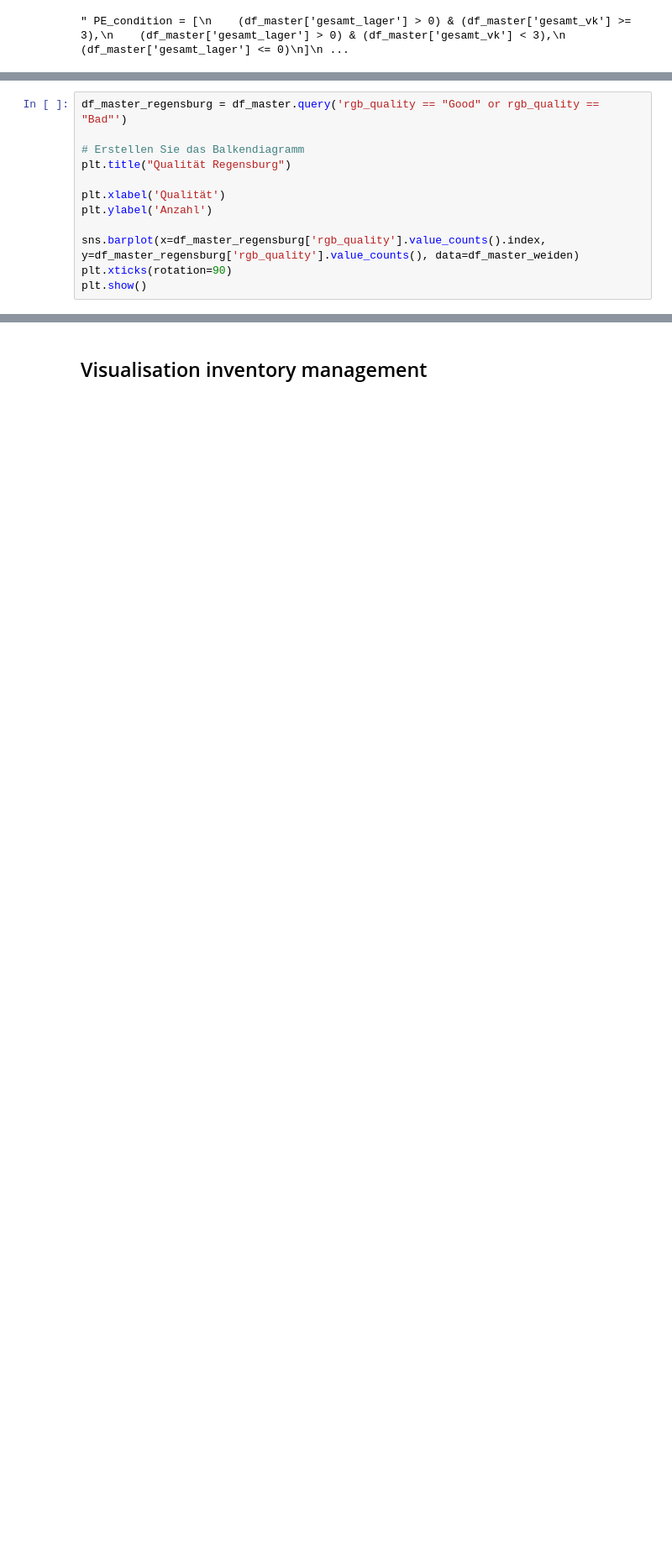
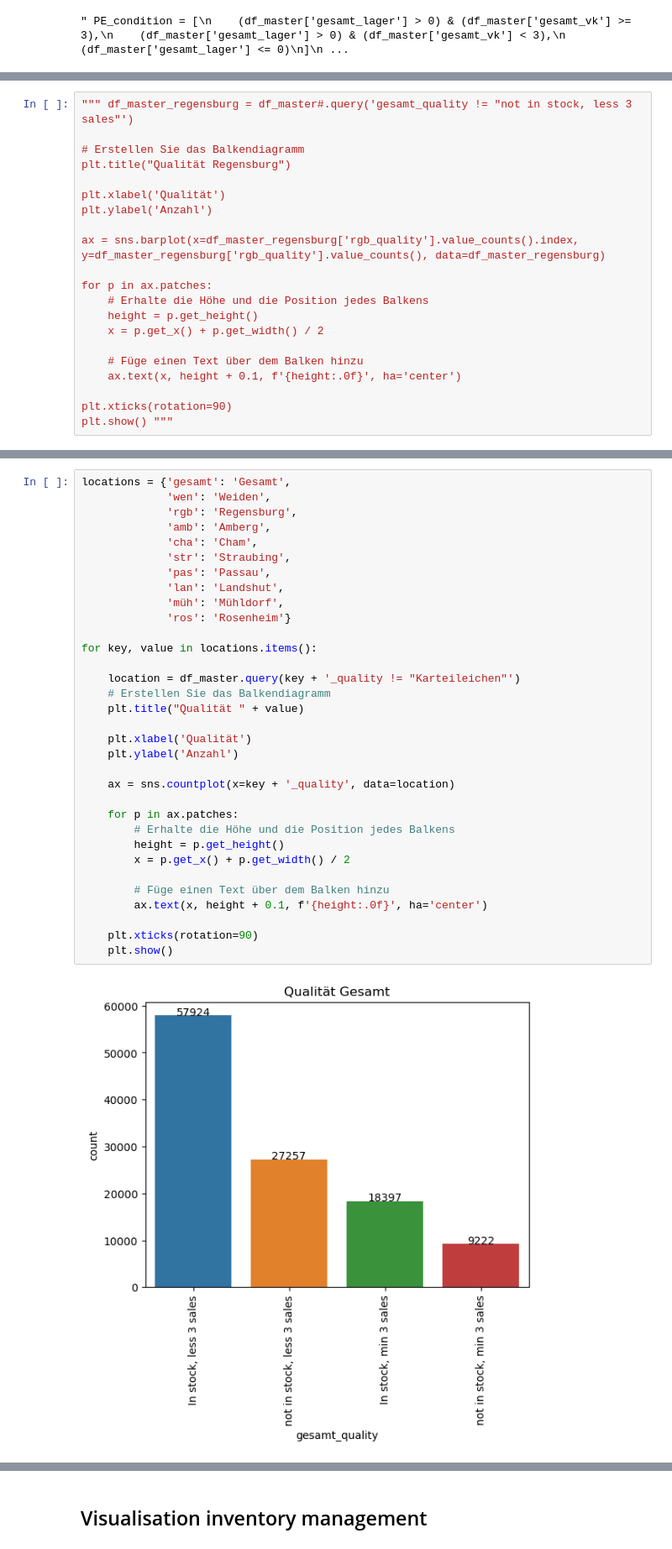
Before and after one commit to capstone-kueblbeck/capstone-kueblbeck, a Jupyter notebook: coding/max_pn.ipynb, the cells around one changed output, grey strips where cells are left out. Shown: that part at 84% size. Saved outputs shown, nothing was run; the diff lists cells and outputs as text; blank space fills up the shorter version.

Commit message:
first visual finished

```diff
--- a/coding/max_pn.ipynb
+++ b/coding/max_pn.ipynb
@@ -210,5 +230,5 @@ plt.show()
 # %%
-df_master_regensburg = df_master.query('rgb_quality == "Good" or rgb_quality == "Bad"')
+""" df_master_regensburg = df_master#.query('gesamt_quality != "not in stock, less 3 sales"')
 
 # Erstellen Sie das Balkendiagramm
 plt.title("Qualität Regensburg")
@@ -216,7 +236,16 @@ plt.title("Qualität Regensburg")
 plt.xlabel('Qualität')
 plt.ylabel('Anzahl')
 
-sns.barplot(x=df_master_regensburg['rgb_quality'].value_counts().index, y=df_master_regensburg['rgb_quality'].value_counts(), data=df_master_weiden)
+ax = sns.barplot(x=df_master_regensburg['rgb_quality'].value_counts().index, y=df_master_regensburg['rgb_quality'].value_counts(), data=df_master_regensburg)
+
+for p in ax.patches:
+    # Erhalte die Höhe und die Position jedes Balkens
+    height = p.get_height()
+    x = p.get_x() + p.get_width() / 2
+
+    # Füge einen Text über dem Balken hinzu
+    ax.text(x, height + 0.1, f'{height:.0f}', ha='center')
+
 plt.xticks(rotation=90)
-plt.show()
+plt.show() """
 # %% [output]
@@ -239,0 +414,35 @@ df_master_regensburg
+# %%
+locations = {'gesamt': 'Gesamt',
+             'wen': 'Weiden',
+             'rgb': 'Regensburg',
+             'amb': 'Amberg',
+             'cha': 'Cham',
+             'str': 'Straubing',
+             'pas': 'Passau',
+             'lan': 'Landshut',
+             'müh': 'Mühldorf',
+             'ros': 'Rosenheim'}
+
+for key, value in locations.items():
+
+    location = df_master.query(key + '_quality != "Karteileichen"')
+    # Erstellen Sie das Balkendiagramm
+    plt.title("Qualität " + value)
+
+    plt.xlabel('Qualität')
+    plt.ylabel('Anzahl')
+
+    ax = sns.countplot(x=key + '_quality', data=location)
+
+    for p in ax.patches:
+        # Erhalte die Höhe und die Position jedes Balkens
+        height = p.get_height()
+        x = p.get_x() + p.get_width() / 2
+
+        # Füge einen Text über dem Balken hinzu
+        ax.text(x, height + 0.1, f'{height:.0f}', ha='center')
+
+    plt.xticks(rotation=90)
+    plt.show()
+# %% [output]
+[figure, added]
```
Also changed, not shown: parts of 13 cells of this notebook.
